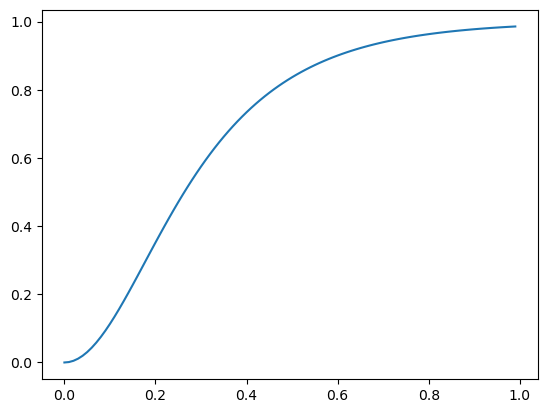
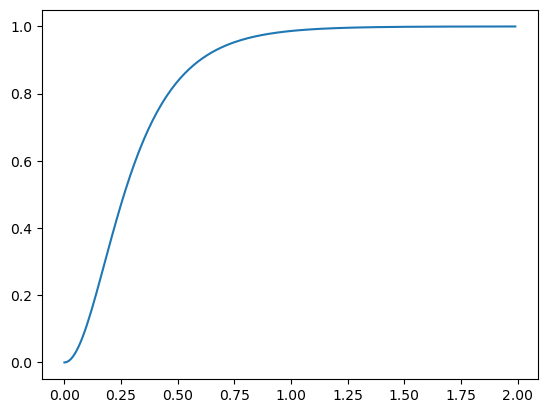
Code edit (unified diff) that turned the first committed figure into the second:
--- before
+++ after
@@ -1,3 +1,3 @@
 def g(t, alpha=1.0):
     return 1-1/torch.cosh(5*t)
-plt.plot(torch.arange(0, 1, 0.01), g(torch.arange(0, 1, 0.01)))
+plt.plot(torch.arange(0, 2, 0.01), g(torch.arange(0, 2, 0.01)))

Commit: wavespeed : not constant anymore